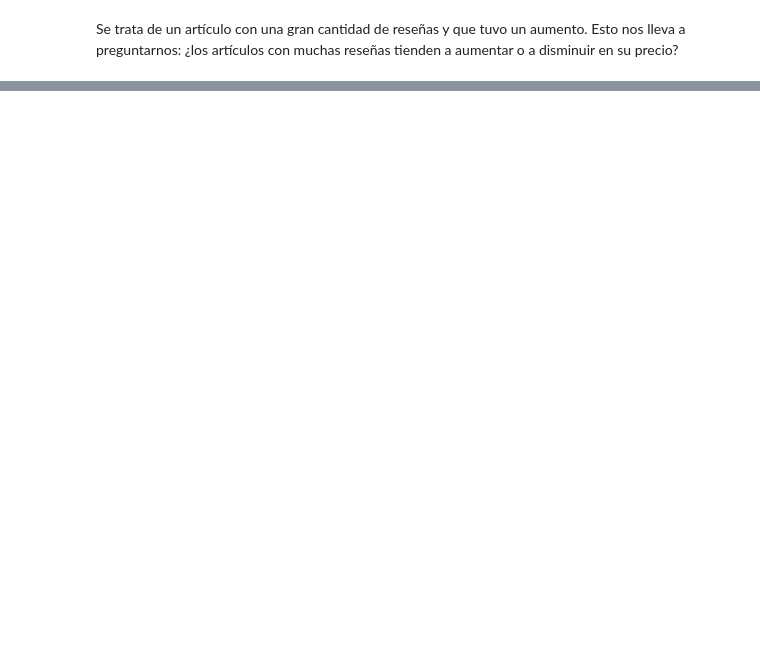
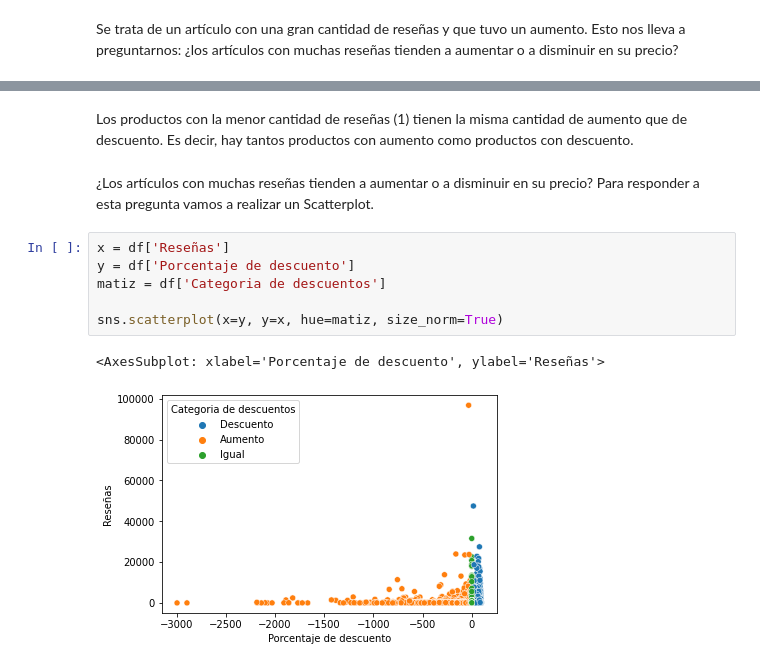
Before and after one commit to Estani94/Limpieza-y-EDA-Dataset-Amazon, a Jupyter notebook: EDA_amazon.ipynb, the cells around one changed output, grey strips where cells are left out. Cells and saved outputs as stored; diff of their text form; blank space fills up the shorter version.

Commit message:
Scatter plot con eje x en reseñas y eje y en precio de los tres dataframes de precio

```diff
--- a/EDA_amazon.ipynb
+++ b/EDA_amazon.ipynb
@@ -474,0 +492,13 @@ Se trata de un artículo con una gran cantidad de reseñas y que tuvo un aumento
+# %% [markdown]
+Los productos con la menor cantidad de reseñas (1) tienen la misma cantidad de aumento que de descuento. Es decir, hay tantos productos con aumento como productos con descuento.
+# %% [markdown]
+¿Los artículos con muchas reseñas tienden a aumentar o a disminuir en su precio? Para responder a esta pregunta vamos a realizar un Scatterplot.
+# %%
+x = df['Reseñas']
+y = df['Porcentaje de descuento']
+matiz = df['Categoria de descuentos']
+
+sns.scatterplot(x=y, y=x, hue=matiz, size_norm=True)
+# %% [output]
+<AxesSubplot: xlabel='Porcentaje de descuento', ylabel='Reseñas'>
+[figure, added]
```
Also changed, not shown: parts of 5 cells of this notebook.
